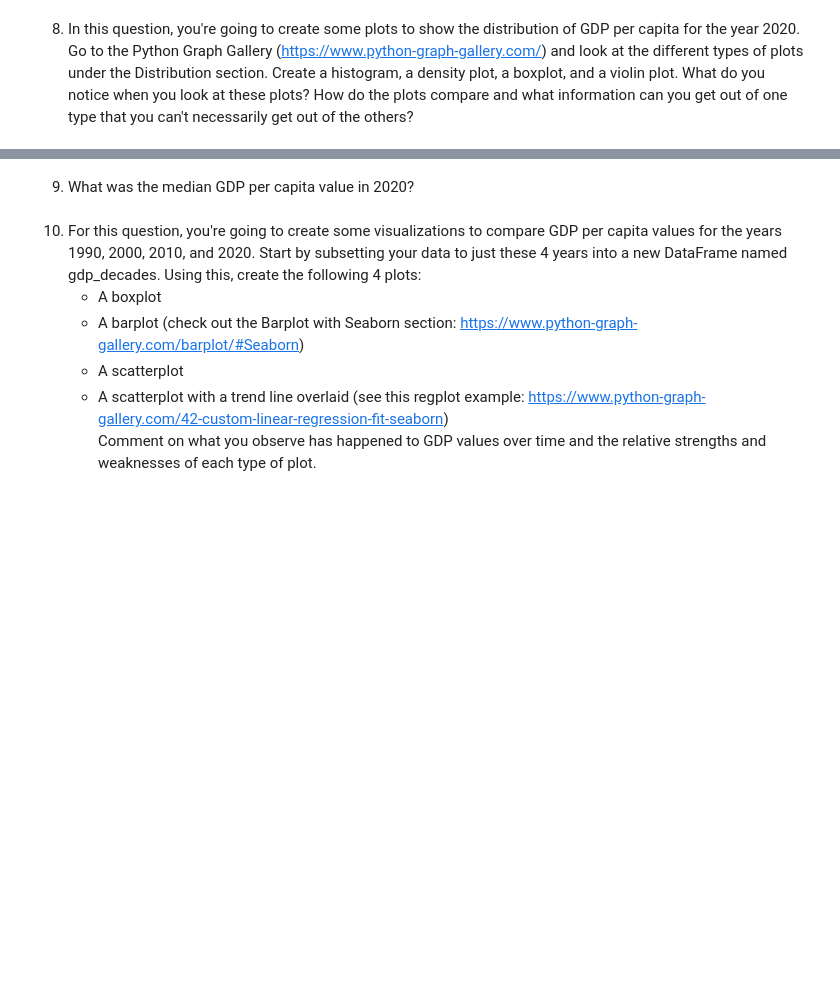
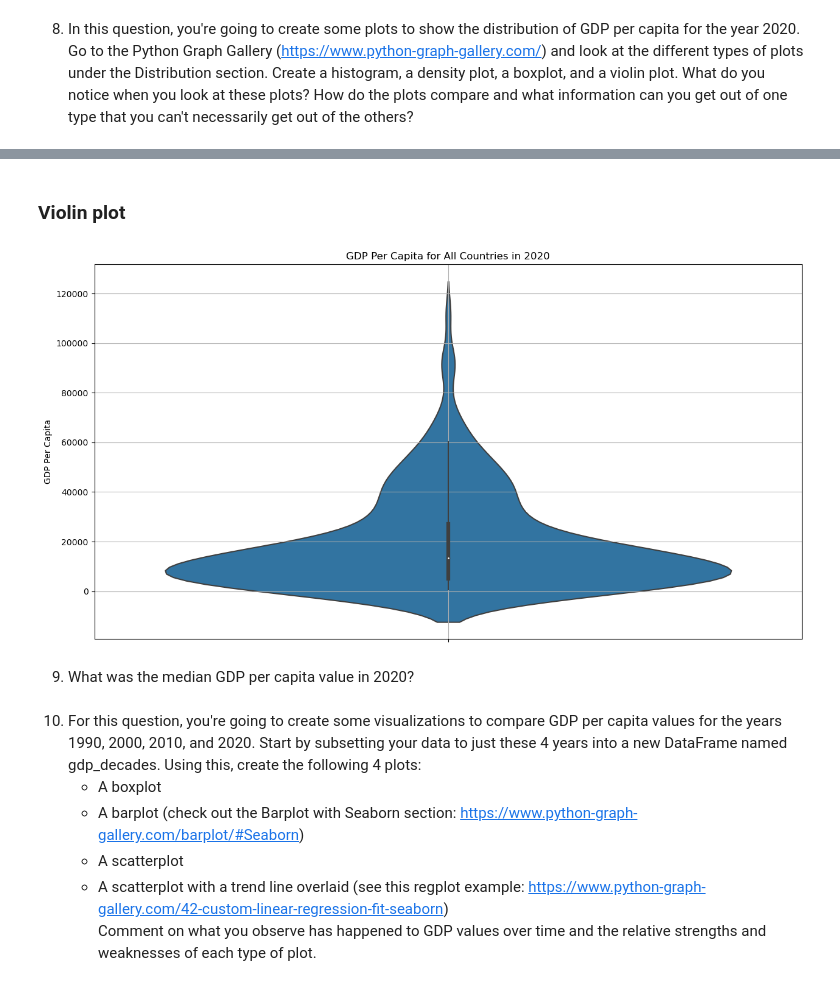
Before and after one commit to NSS-Data-Analytics-Cohort-10/gdp-and-internet-usage-BrandyLarramore, a Jupyter notebook: notebooks/gdp_project.ipynb, the cells around one changed output, grey strips where cells are left out. Drawn from its saved outputs; the diff is of its cells as text; code cells hidden in the pictures; blank space fills up the shorter version.

```diff
--- a/notebooks/gdp_project.ipynb
+++ b/notebooks/gdp_project.ipynb
@@ -203,3 +199,16 @@ plt.show()
+# %% [markdown]
+### Violin plot
+# %%
+gdp_2020 = gdp_df[gdp_df['year'] == 2020] #just getting 2020
+
+plt.figure(figsize=(15, 8))
+sns.violinplot(y='gdp_per_capita', data=gdp_2020)
+plt.title('GDP Per Capita for All Countries in 2020')
+plt.ylabel('GDP Per Capita')
+plt.grid(True)
+plt.show()
+# %% [output]
+[figure, added]
 # %% [markdown]
 9. What was the median GDP per capita value in 2020?
 # %% [markdown]
```
Also changed, not shown: parts of 35 cells of this notebook.
